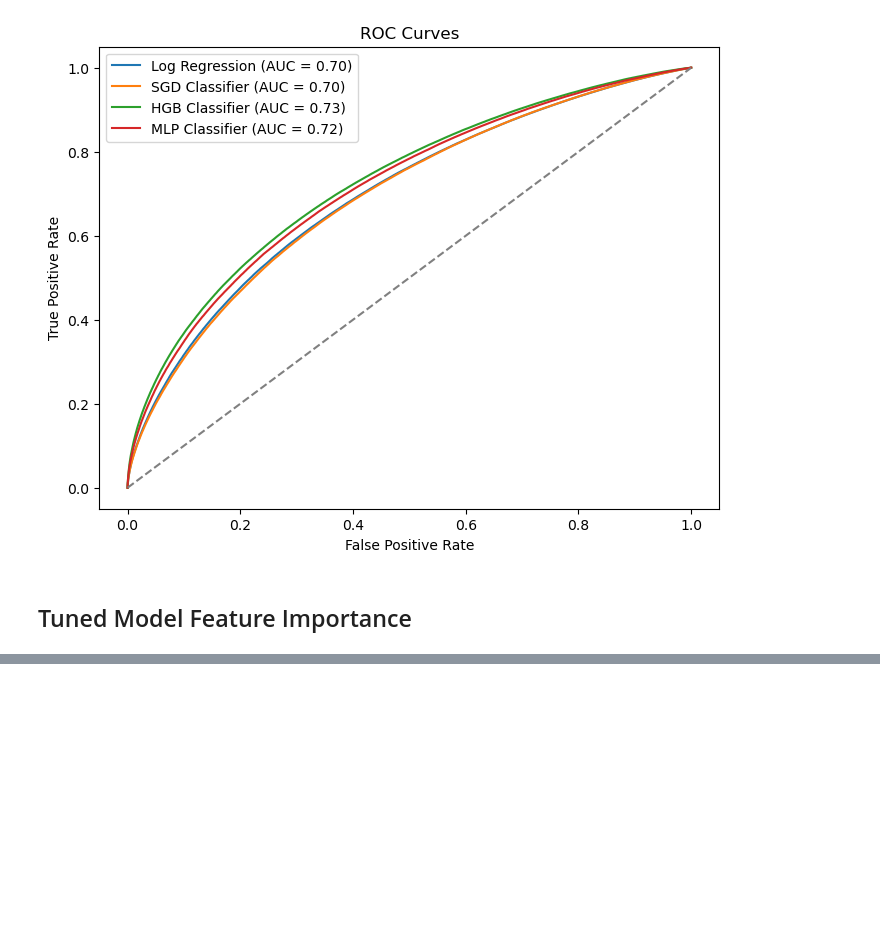
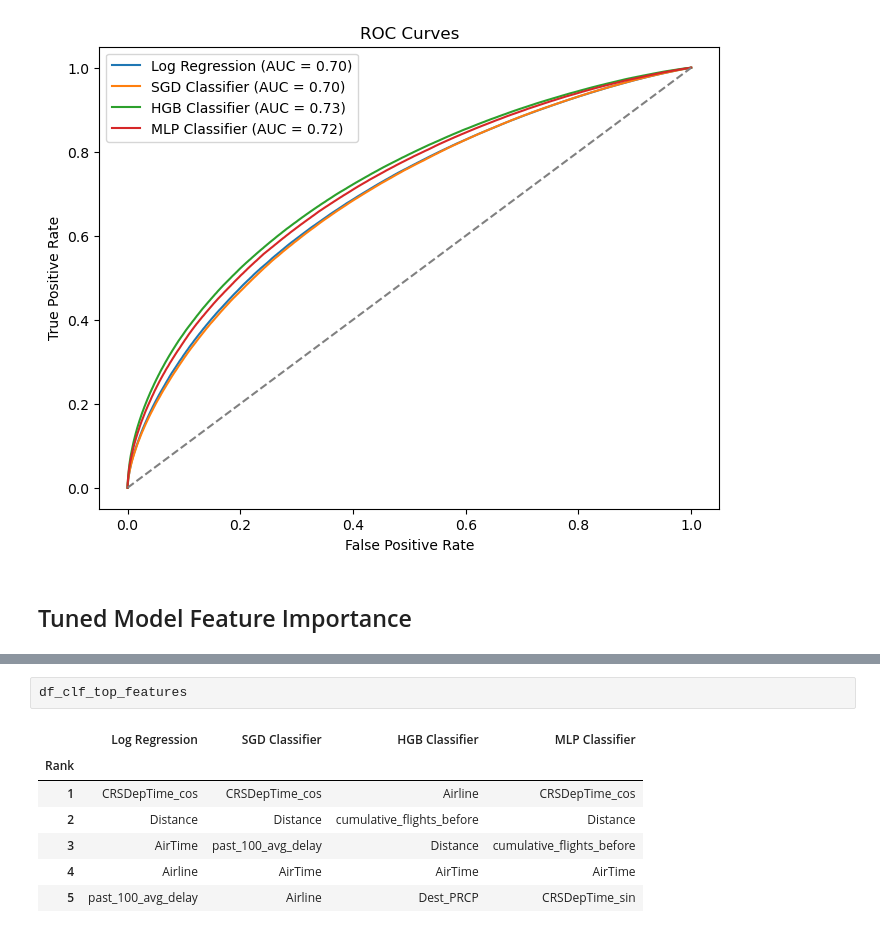
Before and after one commit to ekrichards/DSC288R_Capstone, a Jupyter notebook: notebooks/Classification.ipynb, the cells around one changed output, grey strips where cells are left out. Saved outputs shown, nothing was run; the diff lists cells and outputs as text; blank space fills up the shorter version.

```diff
--- a/notebooks/Classification.ipynb
+++ b/notebooks/Classification.ipynb
@@ -222,0 +250,10 @@ print(dict_clf_feature_importance)
+# %%
+df_clf_top_features
+# %% [output]
+|  | Log Regression | SGD Classifier | HGB Classifier | MLP Classifier |
+| Rank |  |  |  |  |
+| 1 | CRSDepTime_cos | CRSDepTime_cos | Airline | CRSDepTime_cos |
+| 2 | Distance | Distance | cumulative_flights_before | Distance |
+| 3 | AirTime | past_100_avg_delay | Distance | cumulative_flights_before |
+| 4 | Airline | AirTime | AirTime | AirTime |
+| 5 | past_100_avg_delay | Airline | Dest_PRCP | CRSDepTime_sin |
```
Also changed, not shown: parts of 5 cells of this notebook, 1 other file.
